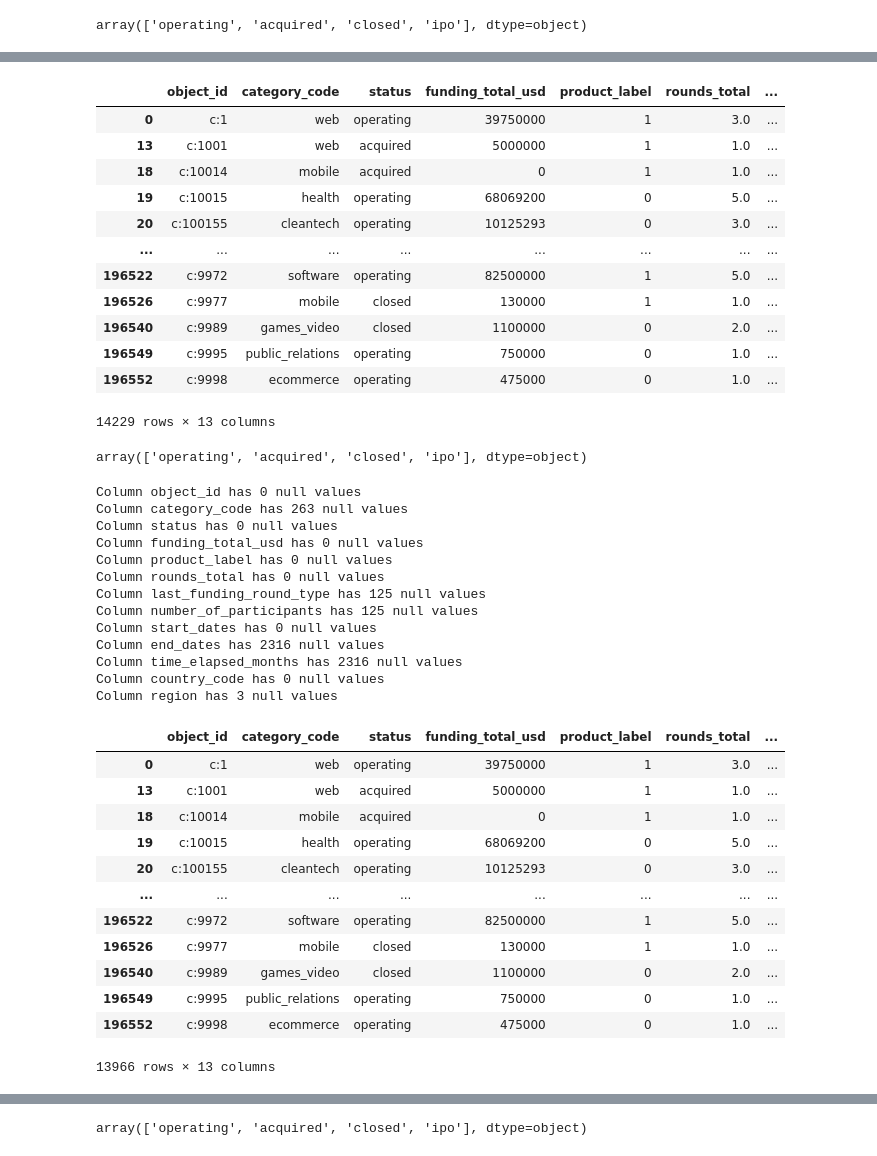
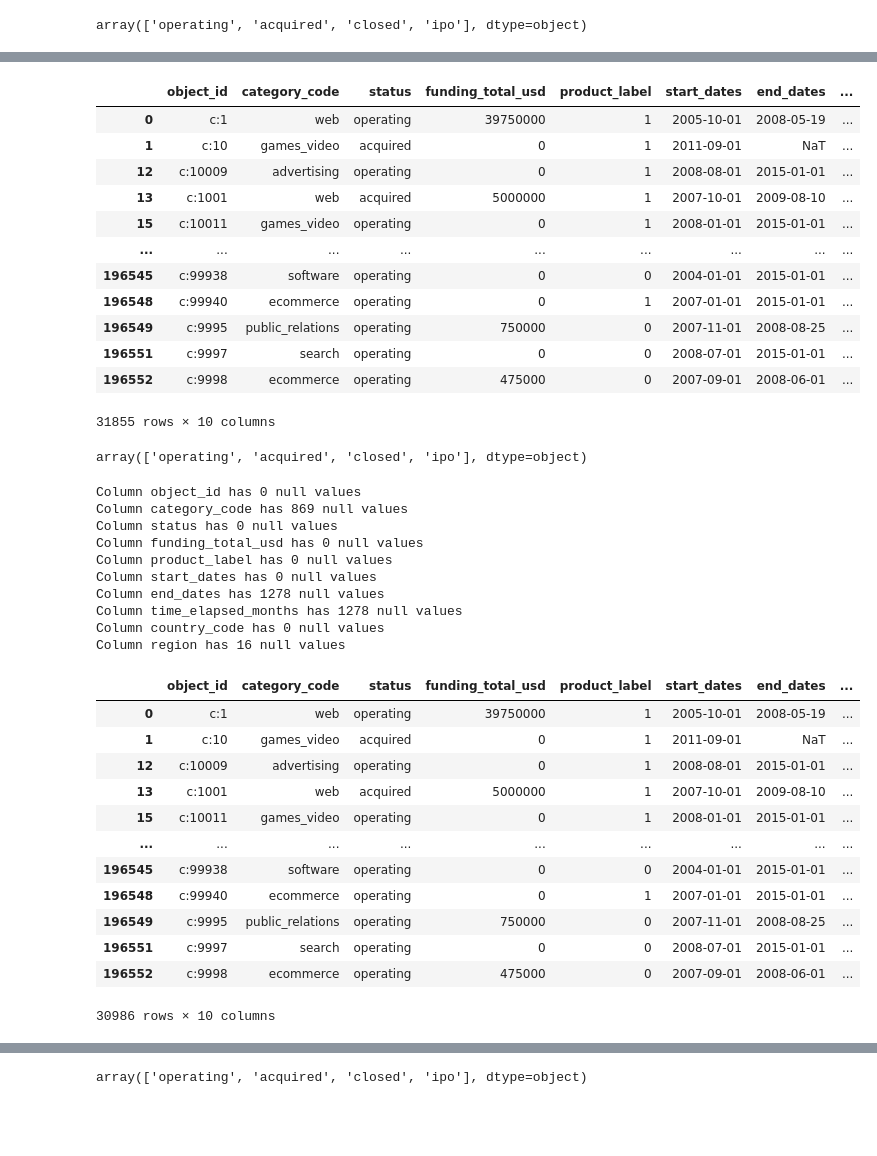
Before and after one commit to PaulIsenberg/FWIP_Venture, a Jupyter notebook: Other_approaches_applied_ML_NEW.ipynb, the cells around one changed output, grey strips where cells are left out. Drawn from its saved outputs; the diff is of its cells as text; code cells hidden in the pictures; blank space fills up the shorter version.

```diff
--- a/Other_approaches_applied_ML_NEW.ipynb
+++ b/Other_approaches_applied_ML_NEW.ipynb
@@ -193,6 +193,6 @@ companies_lbls_funds.columns.to_list()
 # Loading final file with all date compiled based on Fahima's file
 #client = boto3.client('s3')
 #path1 = 's3://team3-final-bucket/'
-time_elapsed_df = pd.read_csv('companies_all_dates.csv')
+time_elapsed_df = pd.read_csv('companies_all_dates_NEW.csv')
 time_elapsed_df
 # %% [output]
@@ -211,0 +228,3 @@ time_elapsed_df
+# %%
+time_elapsed = time_elapsed_df[['object_id','start_dates','end_dates','time_elapsed_months']]
+time_elapsed
@@ -211,0 +245,5 @@ time_elapsed_df
+# %%
+from datetime import datetime
+time_elapsed['start_dates'] = pd.to_datetime(time_elapsed.start_dates)
+time_elapsed['end_dates'] = pd.to_datetime(time_elapsed.end_dates)
+time_elapsed.dtypes
@@ -212,6 +282,6 @@ time_elapsed_df
 # %%
 # Merging companies and dates
-companies_with_dates = pd.merge(companies_lbls_funds, time_elapsed_df, how='left', on=['object_id'])
+companies_with_dates = pd.merge(companies_lbls_funds, time_elapsed, how='left', on=['object_id'])
 companies_with_dates
 # %% [output]
 |  | object_id | category_code | status | funding_total_usd | product_label | rounds_total | ... |
@@ -360,23 +430,23 @@ Column time_elapsed_months has 3349 null values
 Column country_code has 0 null values
 Column region has 16 null values
 # %%
-# Filtering out missing funding rounds values
-USA_companies2 = USA_companies1[USA_companies1['rounds_total'].notnull()]
+# Filtering out missing values by dropping those features
+USA_companies2 = USA_companies1.drop(columns={'rounds_total','last_funding_round_type','number_of_participants'})
 USA_companies2
 # %% [output]
-|  | object_id | category_code | status | funding_total_usd | product_label | rounds_total | ... |
-| 0 | c:1 | web | operating | 39750000 | 1 | 3.0 | ... |
-| 13 | c:1001 | web | acquired | 5000000 | 1 | 1.0 | ... |
-| 18 | c:10014 | mobile | acquired | 0 | 1 | 1.0 | ... |
-| 19 | c:10015 | health | operating | 68069200 | 0 | 5.0 | ... |
-| 20 | c:100155 | cleantech | operating | 10125293 | 0 | 3.0 | ... |
-| ... | ... | ... | ... | ... | ... | ... | ... |
-| 196522 | c:9972 | software | operating | 82500000 | 1 | 5.0 | ... |
-| 196526 | c:9977 | mobile | closed | 130000 | 1 | 1.0 | ... |
-| 196540 | c:9989 | games_video | closed | 1100000 | 0 | 2.0 | ... |
-| 196549 | c:9995 | public_relations | operating | 750000 | 0 | 1.0 | ... |
-| 196552 | c:9998 | ecommerce | operating | 475000 | 0 | 1.0 | ... |
+|  | object_id | category_code | status | funding_total_usd | product_label | start_dates | end_dates | ... |
+| 0 | c:1 | web | operating | 39750000 | 1 | 2005-10-01 | 2008-05-19 | ... |
+| 1 | c:10 | games_video | acquired | 0 | 1 | 2011-09-01 | NaT | ... |
+| 12 | c:10009 | advertising | operating | 0 | 1 | 2008-08-01 | 2015-01-01 | ... |
+| 13 | c:1001 | web | acquired | 5000000 | 1 | 2007-10-01 | 2009-08-10 | ... |
+| 15 | c:10011 | games_video | operating | 0 | 1 | 2008-01-01 | 2015-01-01 | ... |
+| ... | ... | ... | ... | ... | ... | ... | ... | ... |
+| 196545 | c:99938 | software | operating | 0 | 0 | 2004-01-01 | 2015-01-01 | ... |
+| 196548 | c:99940 | ecommerce | operating | 0 | 1 | 2007-01-01 | 2015-01-01 | ... |
+| 196549 | c:9995 | public_relations | operating | 750000 | 0 | 2007-11-01 | 2008-08-25 | ... |
+| 196551 | c:9997 | search | operating | 0 | 0 | 2008-07-01 | 2015-01-01 | ... |
+| 196552 | c:9998 | ecommerce | operating | 475000 | 0 | 2007-09-01 | 2008-06-01 | ... |
-14229 rows × 13 columns
+31855 rows × 10 columns
 # %%
 USA_companies2['status'].unique()
 # %% [output]
@@ -387,36 +457,33 @@ for column in USA_companies2.columns:
     print(f"Column {column} has {USA_companies2[column].isnull().sum()} null values")
 # %% [output]
 Column object_id has 0 null values
-Column category_code has 263 null values
+Column category_code has 869 null values
 Column status has 0 null values
 Column funding_total_usd has 0 null values
 Column product_label has 0 null values
-Column rounds_total has 0 null values
-Column last_funding_round_type has 125 null values
-Column number_of_participants has 125 null values
 Column start_dates has 0 null values
-Column end_dates has 2316 null values
-Column time_elapsed_months has 2316 null values
+Column end_dates has 1278 null values
+Column time_elapsed_months has 1278 null values
 Column country_code has 0 null values
-Column region has 3 null values
+Column region has 16 null values
 # %%
 # Dropping nulls in category_code
 USA_companies3 = USA_companies2[USA_companies2['category_code'].notnull()]
 USA_companies3
 # %% [output]
-|  | object_id | category_code | status | funding_total_usd | product_label | rounds_total | ... |
-| 0 | c:1 | web | operating | 39750000 | 1 | 3.0 | ... |
-| 13 | c:1001 | web | acquired | 5000000 | 1 | 1.0 | ... |
-| 18 | c:10014 | mobile | acquired | 0 | 1 | 1.0 | ... |
-| 19 | c:10015 | health | operating | 68069200 | 0 | 5.0 | ... |
-| 20 | c:100155 | cleantech | operating | 10125293 | 0 | 3.0 | ... |
-| ... | ... | ... | ... | ... | ... | ... | ... |
-| 196522 | c:9972 | software | operating | 82500000 | 1 | 5.0 | ... |
-| 196526 | c:9977 | mobile | closed | 130000 | 1 | 1.0 | ... |
-| 196540 | c:9989 | games_video | closed | 1100000 | 0 | 2.0 | ... |
-| 196549 | c:9995 | public_relations | operating | 750000 | 0 | 1.0 | ... |
-| 196552 | c:9998 | ecommerce | operating | 475000 | 0 | 1.0 | ... |
+|  | object_id | category_code | status | funding_total_usd | product_label | start_dates | end_dates | ... |
+| 0 | c:1 | web | operating | 39750000 | 1 | 2005-10-01 | 2008-05-19 | ... |
+| 1 | c:10 | games_video | acquired | 0 | 1 | 2011-09-01 | NaT | ... |
+| 12 | c:10009 | advertising | operating | 0 | 1 | 2008-08-01 | 2015-01-01 | ... |
+| 13 | c:1001 | web | acquired | 5000000 | 1 | 2007-10-01 | 2009-08-10 | ... |
+| 15 | c:10011 | games_video | operating | 0 | 1 | 2008-01-01 | 2015-01-01 | ... |
+| ... | ... | ... | ... | ... | ... | ... | ... | ... |
+| 196545 | c:99938 | software | operating | 0 | 0 | 2004-01-01 | 2015-01-01 | ... |
+| 196548 | c:99940 | ecommerce | operating | 0 | 1 | 2007-01-01 | 2015-01-01 | ... |
+| 196549 | c:9995 | public_relations | operating | 750000 | 0 | 2007-11-01 | 2008-08-25 | ... |
+| 196551 | c:9997 | search | operating | 0 | 0 | 2008-07-01 | 2015-01-01 | ... |
+| 196552 | c:9998 | ecommerce | operating | 475000 | 0 | 2007-09-01 | 2008-06-01 | ... |
-13966 rows × 13 columns
+30986 rows × 10 columns
 # %%
 # Checking null values
 for column in USA_companies3.columns:
```
Also changed, not shown: parts of 103 cells of this notebook.
